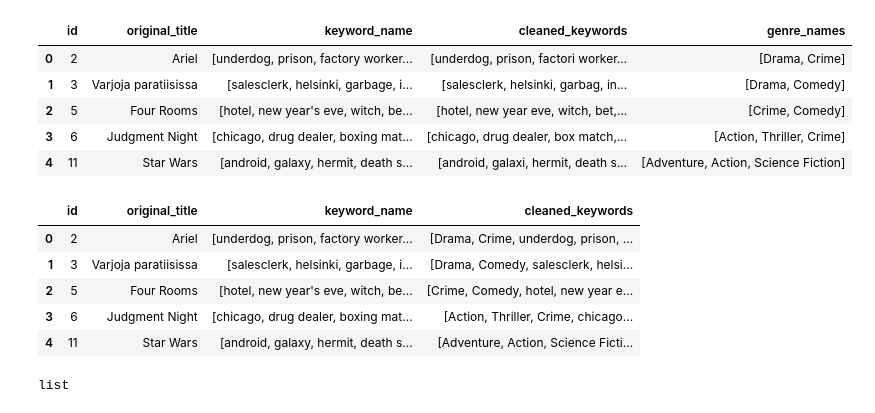
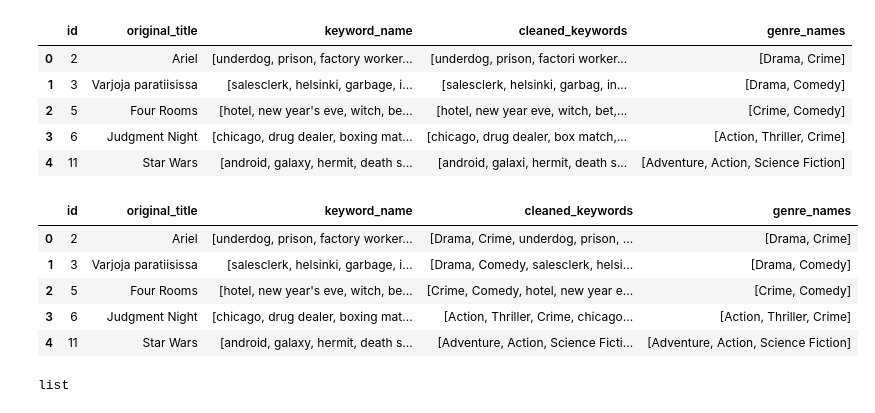
Before and after one commit to juankquintana/proyecto_recomendacion_peliculas, a Jupyter notebook: NLPModels.ipynb, the cells around one changed output. Saved outputs shown, nothing was run; the diff lists cells and outputs as text; code cells hidden in the pictures.

```diff
--- a/NLPModels.ipynb
+++ b/NLPModels.ipynb
@@ -214,15 +214,15 @@ df_keywords_title.head()
 | 4 | 11 | Star Wars | [android, galaxy, hermit, death s... | [android, galaxi, hermit, death s... | [Adventure, Action, Science Fiction] |
 # %%
 df_keywords_title['cleaned_keywords'] = df_keywords_title.apply(lambda row: row['genre_names'] + row['cleaned_keywords'], axis=1)
-df_keywords_title = df_keywords_title.drop(columns=['genre_names'])
+#df_keywords_title = df_keywords_title.drop(columns=['genre_names'])
 df_keywords_title.head()
 # %% [output]
-|  | id | original_title | keyword_name | cleaned_keywords |
-| 0 | 2 | Ariel | [underdog, prison, factory worker... | [Drama, Crime, underdog, prison, ... |
-| 1 | 3 | Varjoja paratiisissa | [salesclerk, helsinki, garbage, i... | [Drama, Comedy, salesclerk, helsi... |
-| 2 | 5 | Four Rooms | [hotel, new year's eve, witch, be... | [Crime, Comedy, hotel, new year e... |
-| 3 | 6 | Judgment Night | [chicago, drug dealer, boxing mat... | [Action, Thriller, Crime, chicago... |
-| 4 | 11 | Star Wars | [android, galaxy, hermit, death s... | [Adventure, Action, Science Ficti... |
+|  | id | original_title | keyword_name | cleaned_keywords | genre_names |
+| 0 | 2 | Ariel | [underdog, prison, factory worker... | [Drama, Crime, underdog, prison, ... | [Drama, Crime] |
+| 1 | 3 | Varjoja paratiisissa | [salesclerk, helsinki, garbage, i... | [Drama, Comedy, salesclerk, helsi... | [Drama, Comedy] |
+| 2 | 5 | Four Rooms | [hotel, new year's eve, witch, be... | [Crime, Comedy, hotel, new year e... | [Crime, Comedy] |
+| 3 | 6 | Judgment Night | [chicago, drug dealer, boxing mat... | [Action, Thriller, Crime, chicago... | [Action, Thriller, Crime] |
+| 4 | 11 | Star Wars | [android, galaxy, hermit, death s... | [Adventure, Action, Science Ficti... | [Adventure, Action, Science Fiction] |
 # %%
 clean_keywords=df_keywords_title["cleaned_keywords"]
 
```
Also changed, not shown: parts of 1 cell of this notebook, 1 other file.
